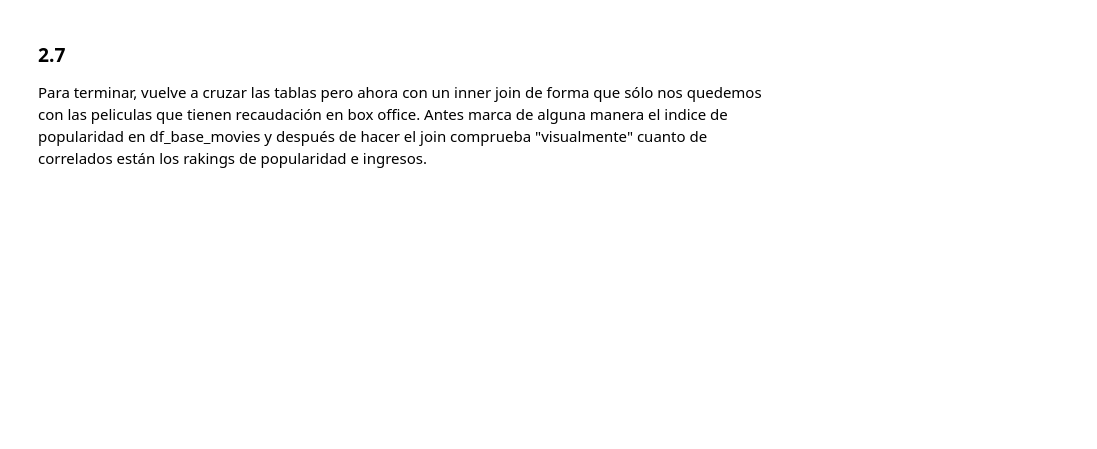
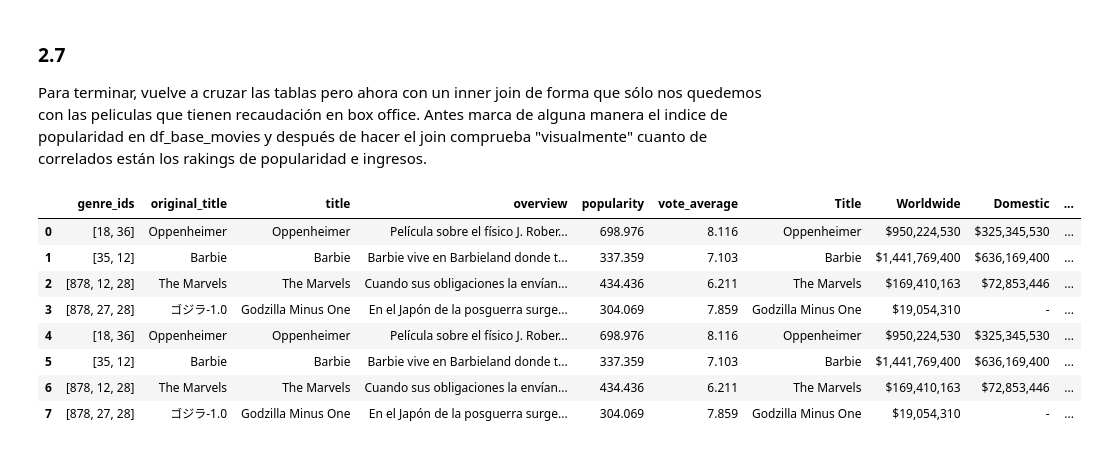
Before and after one commit to enax93/ONLINE_DS_THEBRIDGE_EmmaCollado, a Jupyter notebook: 03_Analisis_de_Datos/Sprint_06/Unidad_02/Practica_Obligatoria/18_Practica_Obligatoria_Scraping_API.ipynb, the cells around one changed output. Saved outputs shown, nothing was run; the diff lists cells and outputs as text; code cells hidden in the pictures; blank space fills up the shorter version.

```diff
--- a/03_Analisis_de_Datos/Sprint_06/Unidad_02/Practica_Obligatoria/18_Practica_Obligatoria_Scraping_API.ipynb
+++ b/03_Analisis_de_Datos/Sprint_06/Unidad_02/Practica_Obligatoria/18_Practica_Obligatoria_Scraping_API.ipynb
@@ -462,3 +575,16 @@ Muestra las películas españolas para las que sí hay información de ingresos.
 # %% [markdown]
 ### 2.7
 Para terminar, vuelve a cruzar las tablas pero ahora con un inner join de forma que sólo nos quedemos con las peliculas que tienen recaudación en box office. Antes marca de alguna manera el indice de popularidad en df_base_movies y después de hacer el join comprueba "visualmente" cuanto de correlados están los rakings de popularidad e ingresos.
+# %%
+df_merged_2 = pd.merge(df_base_movies, df_mojo, how="inner", left_on="title", right_on="Title")
+df_merged_2
+# %% [output]
+|  | genre_ids | original_title | title | overview | popularity | vote_average | Title | Worldwide | Domestic | ... |
+| 0 | [18, 36] | Oppenheimer | Oppenheimer | Película sobre el físico J. Rober... | 698.976 | 8.116 | Oppenheimer | $950,224,530 | $325,345,530 | ... |
+| 1 | [35, 12] | Barbie | Barbie | Barbie vive en Barbieland donde t... | 337.359 | 7.103 | Barbie | $1,441,769,400 | $636,169,400 | ... |
+| 2 | [878, 12, 28] | The Marvels | The Marvels | Cuando sus obligaciones la envían... | 434.436 | 6.211 | The Marvels | $169,410,163 | $72,853,446 | ... |
+| 3 | [878, 27, 28] | ゴジラ-1.0 | Godzilla Minus One | En el Japón de la posguerra surge... | 304.069 | 7.859 | Godzilla Minus One | $19,054,310 | - | ... |
+| 4 | [18, 36] | Oppenheimer | Oppenheimer | Película sobre el físico J. Rober... | 698.976 | 8.116 | Oppenheimer | $950,224,530 | $325,345,530 | ... |
+| 5 | [35, 12] | Barbie | Barbie | Barbie vive en Barbieland donde t... | 337.359 | 7.103 | Barbie | $1,441,769,400 | $636,169,400 | ... |
+| 6 | [878, 12, 28] | The Marvels | The Marvels | Cuando sus obligaciones la envían... | 434.436 | 6.211 | The Marvels | $169,410,163 | $72,853,446 | ... |
+| 7 | [878, 27, 28] | ゴジラ-1.0 | Godzilla Minus One | En el Japón de la posguerra surge... | 304.069 | 7.859 | Godzilla Minus One | $19,054,310 | - | ... |
```
Also changed, not shown: parts of 10 cells of this notebook.
